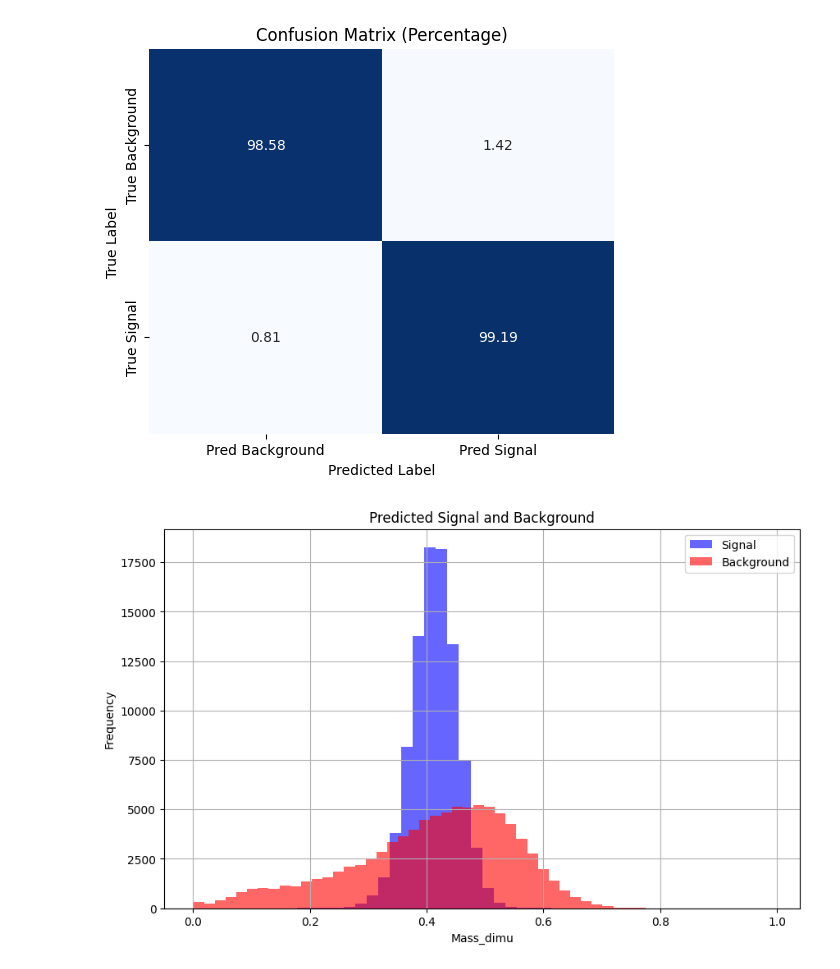
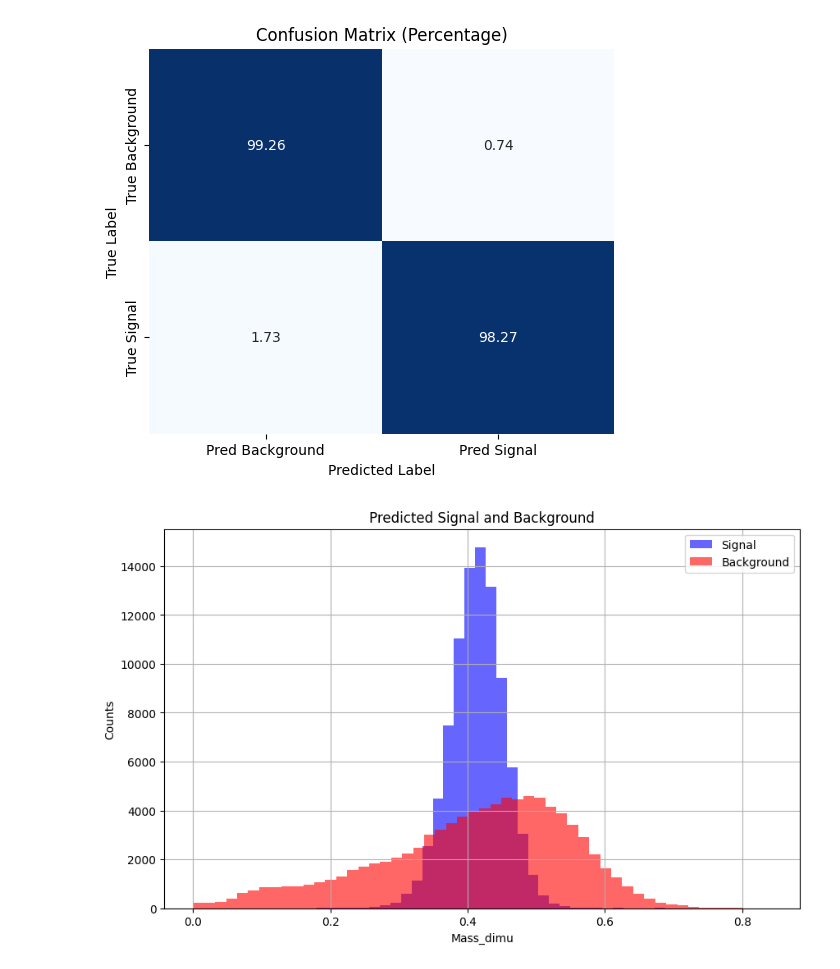
Before and after one commit to forhadnmsu/BkgClassifications, a Jupyter notebook: Class_Comb.ipynb, the cells around one changed output. Cells and saved outputs as stored; diff of their text form; code cells hidden in the pictures.

Commit message:
updating plots with 100 epochs

```diff
--- a/Class_Comb.ipynb
+++ b/Class_Comb.ipynb
@@ -143,7 +143,7 @@ hidden_size1 = 64
 hidden_size2 = 32
 output_size = 1
 learning_rate = 0.0001
-num_epochs = 50
+num_epochs = 100
 
 
 device = torch.device("cuda" if torch.cuda.is_available() else "cpu")
@@ -365,14 +365,14 @@ plt.show()
 # %%
 signal_mass_dimu = all_mass_dimu[all_labels == 1]  # Signal (label = 1)
 background_mass_dimu = all_mass_dimu[all_labels == 0]  # Background (label = 0)
 plt.figure(figsize=(10, 6))
 plt.hist(signal_mass_dimu, bins=50, color='blue', alpha=0.6, label='Signal')
 plt.hist(background_mass_dimu, bins=50, color='red', alpha=0.6, label='Background')
 plt.xlabel('Mass_dimu')
-plt.ylabel('Frequency')
+plt.ylabel('Counts')
 plt.title('Predicted Signal and Background')
 plt.legend()
 plt.grid(True)
 plt.show()
 # %% [output]
-[figure, old version]
+[figure, new version]
```
Also changed, not shown: parts of 6 cells of this notebook.
